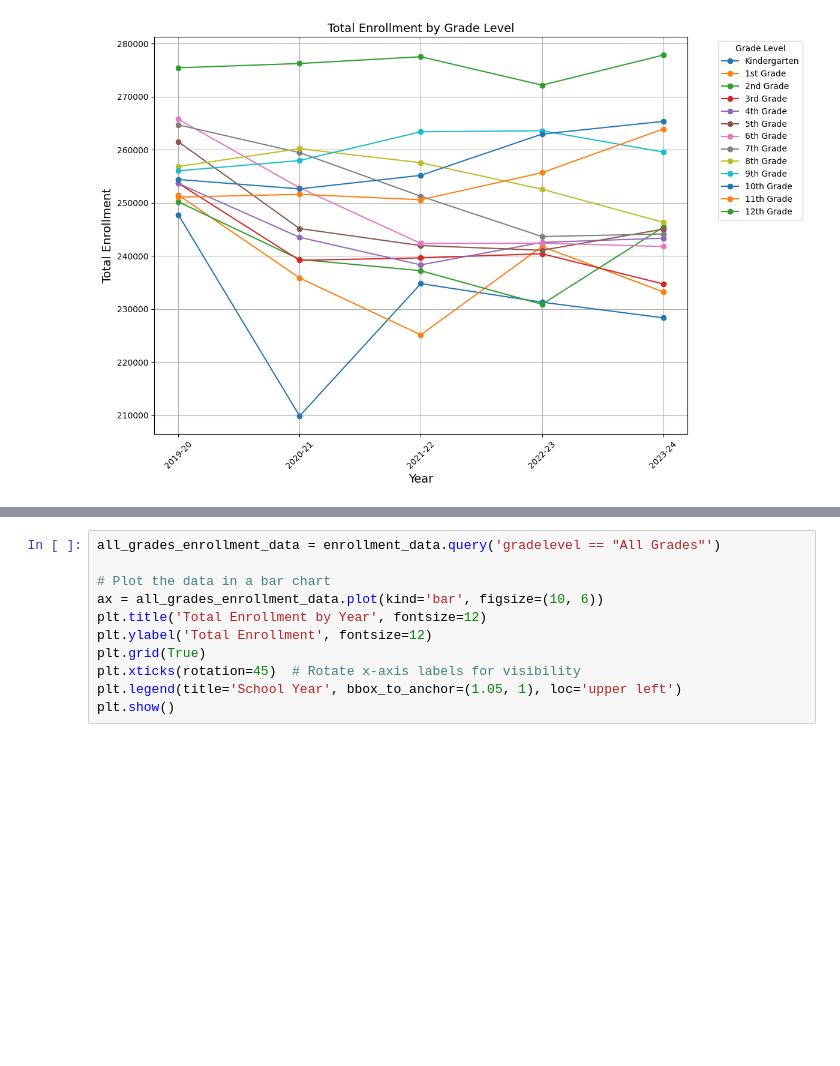
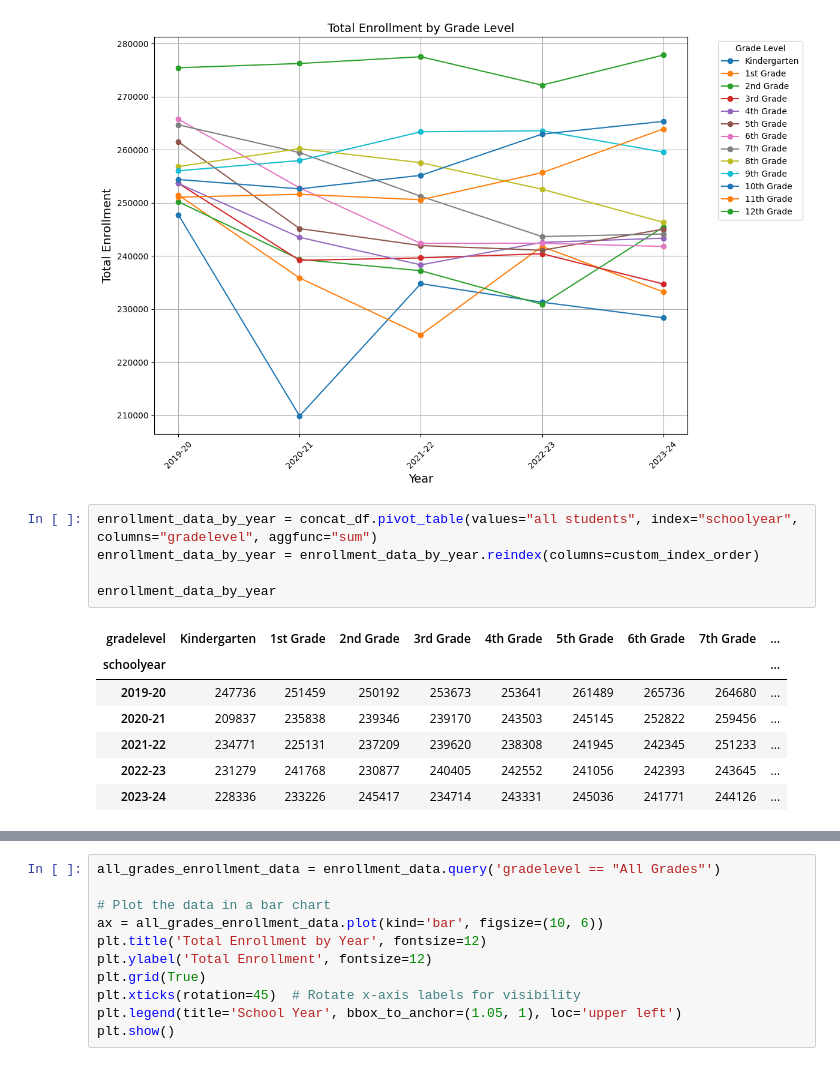
Before and after one commit to ambermocalis/WA-State-School-Enrollment-Report-2019-2024, a Jupyter notebook: Group Case/documentation.amocalis_OSPI.ipynb, the cells around one changed output, grey strips where cells are left out. Cells and saved outputs as stored; diff of their text form; blank space fills up the shorter version.

```diff
--- a/Group Case/documentation.amocalis_OSPI.ipynb
+++ b/Group Case/documentation.amocalis_OSPI.ipynb
@@ -270,4 +313,17 @@ plt.tight_layout()
 plt.show()
 # %% [output]
 [figure]
+# %%
+enrollment_data_by_year = concat_df.pivot_table(values="all students", index="schoolyear", columns="gradelevel", aggfunc="sum")
+enrollment_data_by_year = enrollment_data_by_year.reindex(columns=custom_index_order)
+
+enrollment_data_by_year
+# %% [output]
+| gradelevel | Kindergarten | 1st Grade | 2nd Grade | 3rd Grade | 4th Grade | 5th Grade | 6th Grade | 7th Grade | ... |
+| schoolyear |  |  |  |  |  |  |  |  | ... |
+| 2019-20 | 247736 | 251459 | 250192 | 253673 | 253641 | 261489 | 265736 | 264680 | ... |
+| 2020-21 | 209837 | 235838 | 239346 | 239170 | 243503 | 245145 | 252822 | 259456 | ... |
+| 2021-22 | 234771 | 225131 | 237209 | 239620 | 238308 | 241945 | 242345 | 251233 | ... |
+| 2022-23 | 231279 | 241768 | 230877 | 240405 | 242552 | 241056 | 242393 | 243645 | ... |
+| 2023-24 | 228336 | 233226 | 245417 | 234714 | 243331 | 245036 | 241771 | 244126 | ... |
 # %%
```
Also changed, not shown: parts of 6 cells of this notebook.
